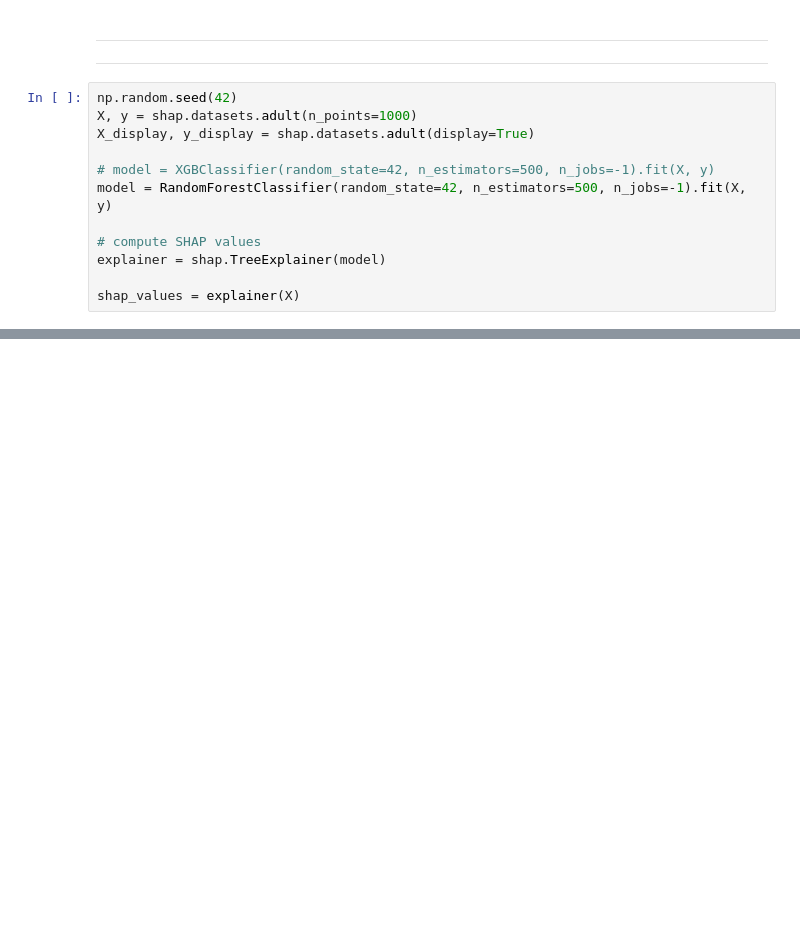
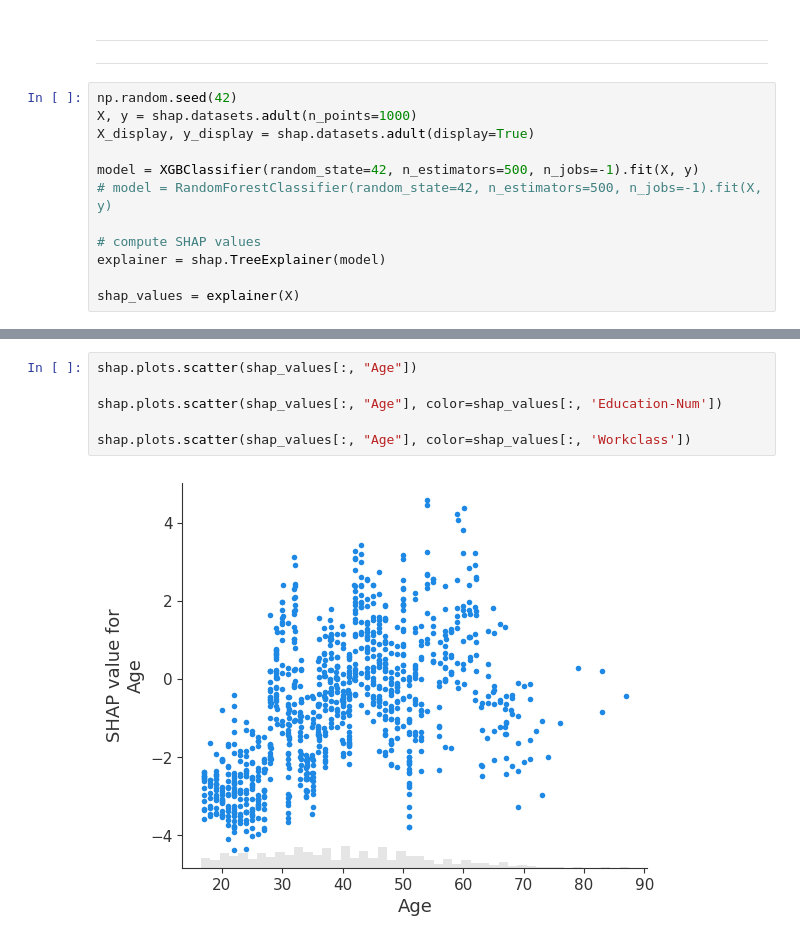
Before and after one commit to JackHuang0125/WHAT_I_DID, a Jupyter notebook: 0 Meeting/0_PAPER_0911.ipynb, the cells around one changed output, grey strips where cells are left out. Drawn from its saved outputs; the diff is of its cells as text; blank space fills up the shorter version.

```diff
--- a/0 Meeting/0_PAPER_0911.ipynb
+++ b/0 Meeting/0_PAPER_0911.ipynb
@@ -687,8 +710,8 @@ np.random.seed(42)
 X, y = shap.datasets.adult(n_points=1000)
 X_display, y_display = shap.datasets.adult(display=True)
 
-# model = XGBClassifier(random_state=42, n_estimators=500, n_jobs=-1).fit(X, y)
-model = RandomForestClassifier(random_state=42, n_estimators=500, n_jobs=-1).fit(X, y)
+model = XGBClassifier(random_state=42, n_estimators=500, n_jobs=-1).fit(X, y)
+# model = RandomForestClassifier(random_state=42, n_estimators=500, n_jobs=-1).fit(X, y)
 
 # compute SHAP values
 explainer = shap.TreeExplainer(model)
@@ -696,0 +744,8 @@ shap_values = explainer(X)
+# %%
+shap.plots.scatter(shap_values[:, "Age"])
+
+shap.plots.scatter(shap_values[:, "Age"], color=shap_values[:, 'Education-Num'])
+
+shap.plots.scatter(shap_values[:, "Age"], color=shap_values[:, 'Workclass'])
+# %% [output]
+[figure, added]
```
Also changed, not shown: parts of 12 cells of this notebook.
